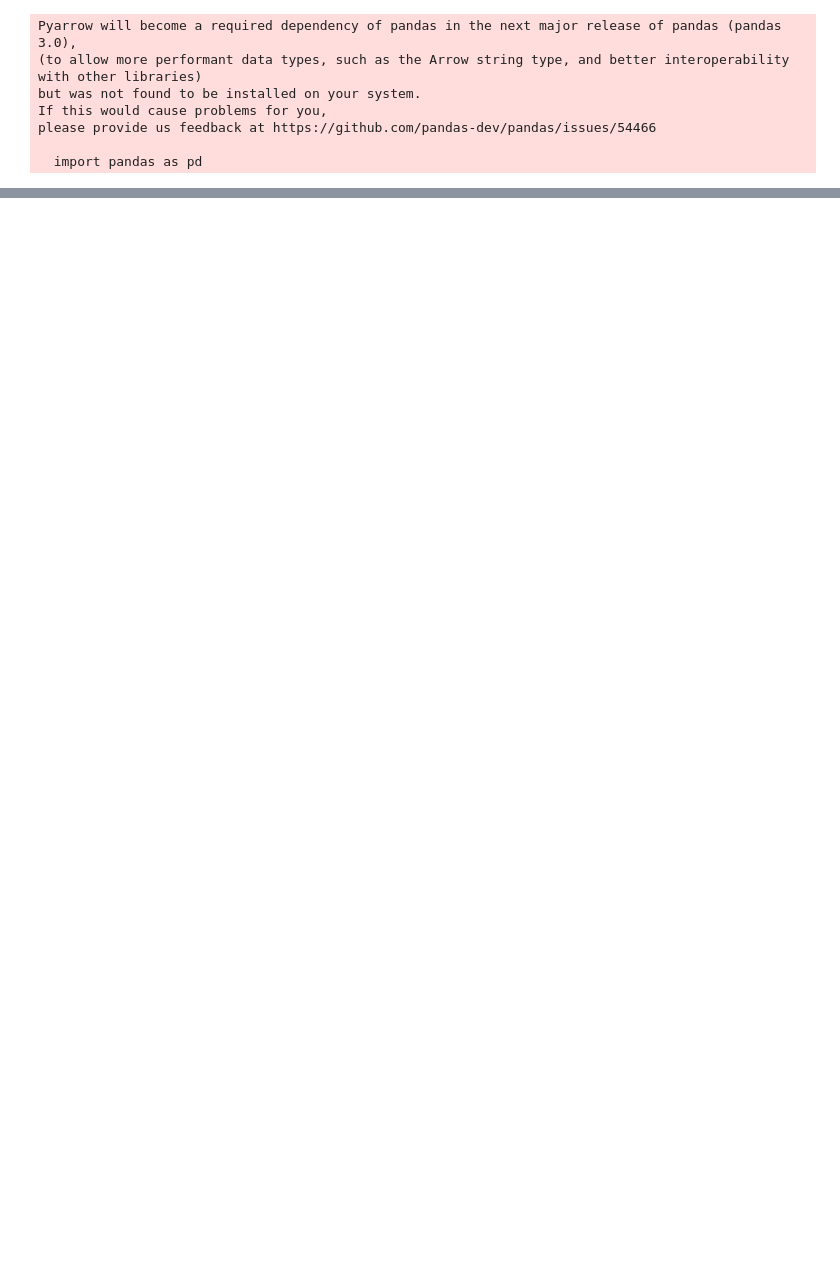
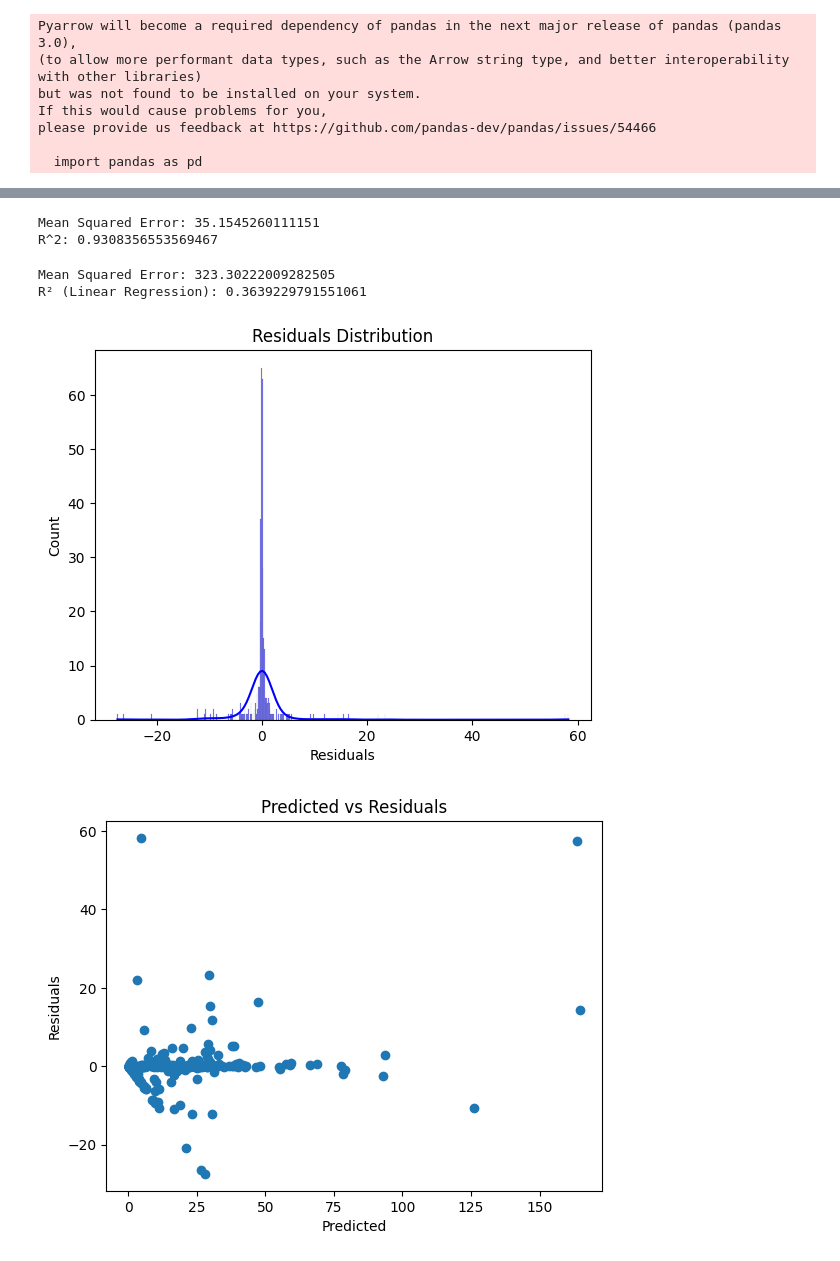
Before and after one commit to klysman08/ML-Smart-Berth-Planning, a Jupyter notebook: marge_datasets.ipynb, the cells around one changed output, grey strips where cells are left out. Cells and saved outputs as stored; diff of their text form; code cells hidden in the pictures; blank space fills up the shorter version.

```diff
--- a/marge_datasets.ipynb
+++ b/marge_datasets.ipynb
@@ -36,0 +57,2 @@ navios_sines_imos
+# %%
+df_modelagem = navios_sines_imos[['Berth Name', 'Terminal Name', 'Time At Berth', 'Time At Port' , 'Vessel Type - Generic', 'Commercial Market','Voyage Distance Travelled', 'Voyage Speed Average', 'Year of build', 'Voyage Origin Port', 'Flag', 'Gross tonnage', 'Deadweight', 'Length', 'Breadth' ]]
@@ -56,0 +82,12 @@ memory usage: 429.0+ KB
+# %%
+from sklearn.preprocessing import LabelEncoder
+
+df_modelagem = df_modelagem.copy()
+
+# Encode all columns object type to integer
+for column in df_modelagem.columns:
+    if df_modelagem[column].dtype == type(object):
+        le = LabelEncoder()
+        df_modelagem[column] = le.fit_transform(df_modelagem[column])
+
+df_modelagem.info()
@@ -56,0 +112,59 @@ memory usage: 429.0+ KB
+# %%
+from sklearn.model_selection import train_test_split
+
+X = df_modelagem.drop('Time At Berth', axis=1)
+y = df_modelagem['Time At Berth']
+
+X_train, X_test, y_train, y_test = train_test_split(X, y, test_size=0.2, random_state=42)
+# %%
+#modelo de reandom forest refressor para prever o tempo de atracação
+from sklearn.ensemble import RandomForestRegressor
+from sklearn.metrics import mean_squared_error
+
+model_rf = RandomForestRegressor(n_estimators=50, random_state=12)
+model_rf.fit(X_train, y_train)
+
+y_pred_rf = model_rf.predict(X_test)
+# %%
+mse = mean_squared_error(y_test, y_pred_rf)
+print(f'Mean Squared Error: {mse}')
+
+#R quadrado
+from sklearn.metrics import r2_score
+r2 = r2_score(y_test, y_pred_rf)
+print(f'R^2: {r2}')
+# %% [output]
+Mean Squared Error: 35.1545260111151
+R^2: 0.9308356553569467
+# %%
+from sklearn.linear_model import LinearRegression
+
+lr = LinearRegression()
+lr.fit(X_train, y_train)
+y_pred_lr = lr.predict(X_test)
+
+r2_lr = r2_score(y_test, y_pred_lr)
+mse = mean_squared_error(y_test, y_pred_lr)
+print(f'Mean Squared Error: {mse}')
+print(f"R² (Linear Regression): {r2_lr}")
+# %% [output]
+Mean Squared Error: 323.30222009282505
+R² (Linear Regression): 0.3639229791551061
+# %%
+import matplotlib.pyplot as plt
+import seaborn as sns
+
+residuals = y_test - y_pred_rf
+sns.histplot(residuals, kde=True, color='blue', palette='viridis', cbar=True )
+plt.xlabel('Residuals')
+plt.title('Residuals Distribution')
+plt.show()
+
+plt.scatter(y_pred_rf, residuals)
+plt.xlabel('Predicted')
+plt.ylabel('Residuals')
+plt.title('Predicted vs Residuals')
+plt.show()
+# %% [output]
+[figure, added]
+[figure, added]
```
Also changed, not shown: parts of 7 cells of this notebook, 1 other file.
